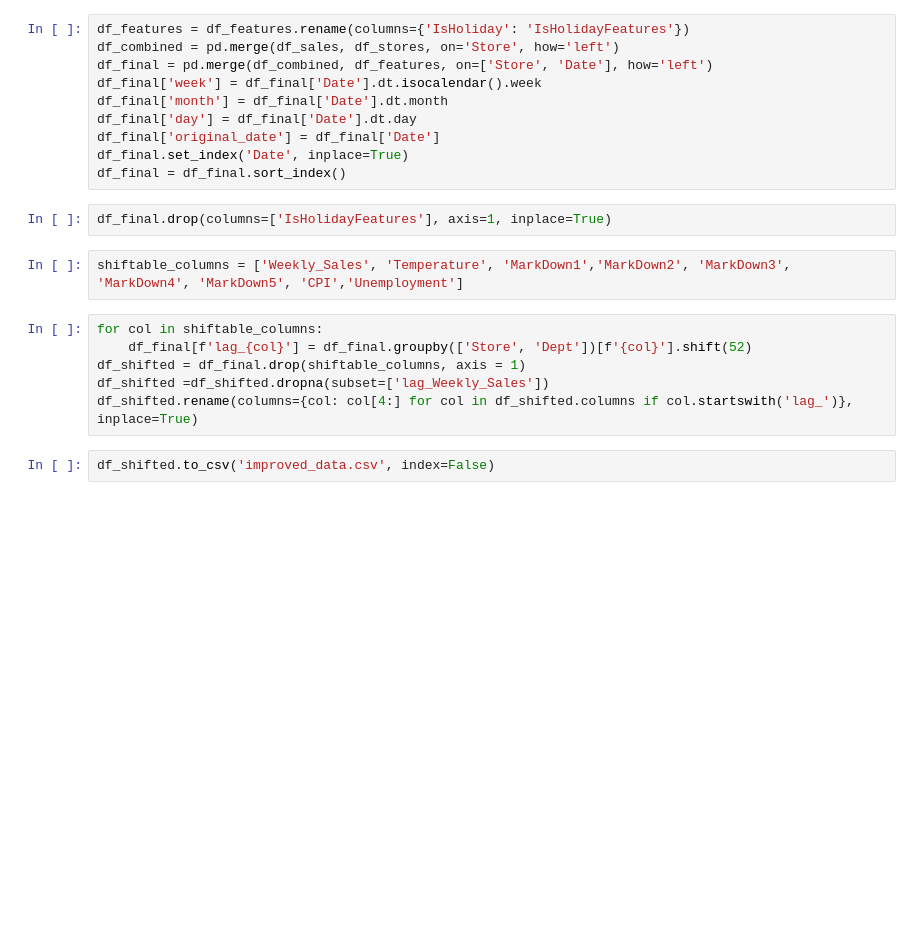
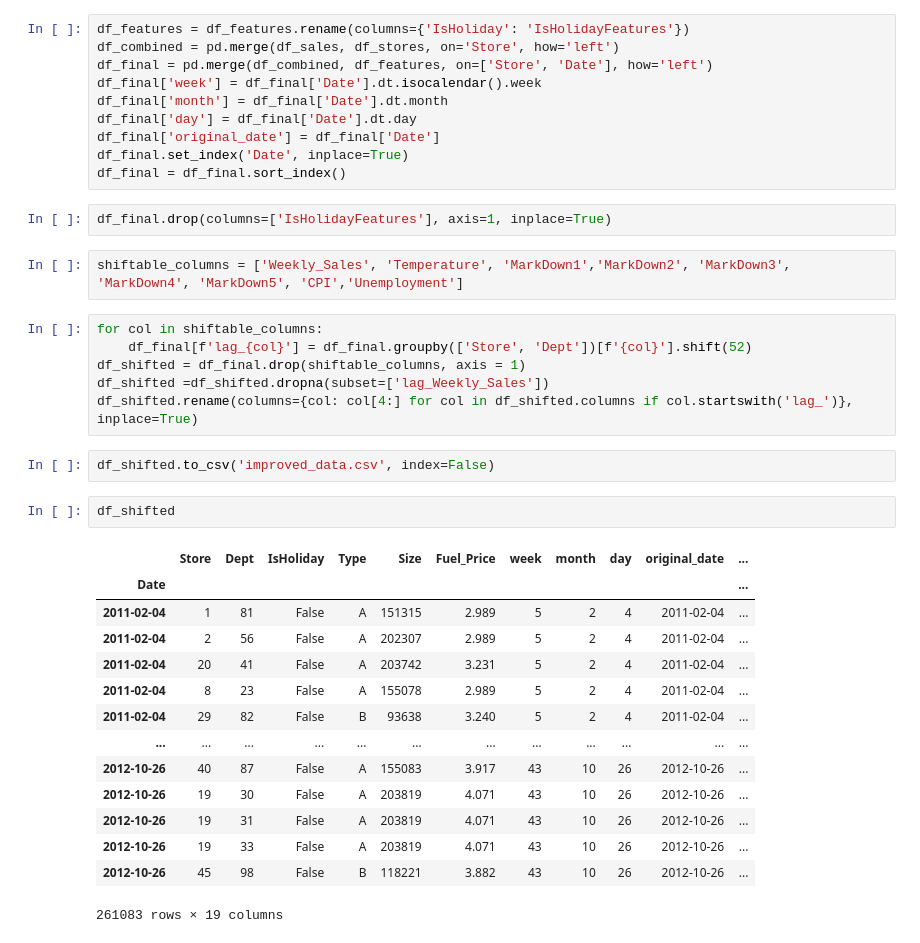
Before and after one commit to jpgianfaldoni/challenge-mle, a Jupyter notebook: notebooks/data_processing.ipynb, the cells around one changed output. Cells and saved outputs as stored; diff of their text form; blank space fills up the shorter version.

```diff
--- a/notebooks/data_processing.ipynb
+++ b/notebooks/data_processing.ipynb
@@ -32,3 +29,20 @@ df_shifted =df_shifted.dropna(subset=['lag_Weekly_Sales'])
 df_shifted.rename(columns={col: col[4:] for col in df_shifted.columns if col.startswith('lag_')}, inplace=True)
 # %%
 df_shifted.to_csv('improved_data.csv', index=False)
+# %%
+df_shifted
+# %% [output]
+|  | Store | Dept | IsHoliday | Type | Size | Fuel_Price | week | month | day | original_date | ... |
+| Date |  |  |  |  |  |  |  |  |  |  | ... |
+| 2011-02-04 | 1 | 81 | False | A | 151315 | 2.989 | 5 | 2 | 4 | 2011-02-04 | ... |
+| 2011-02-04 | 2 | 56 | False | A | 202307 | 2.989 | 5 | 2 | 4 | 2011-02-04 | ... |
+| 2011-02-04 | 20 | 41 | False | A | 203742 | 3.231 | 5 | 2 | 4 | 2011-02-04 | ... |
+| 2011-02-04 | 8 | 23 | False | A | 155078 | 2.989 | 5 | 2 | 4 | 2011-02-04 | ... |
+| 2011-02-04 | 29 | 82 | False | B | 93638 | 3.240 | 5 | 2 | 4 | 2011-02-04 | ... |
+| ... | ... | ... | ... | ... | ... | ... | ... | ... | ... | ... | ... |
+| 2012-10-26 | 40 | 87 | False | A | 155083 | 3.917 | 43 | 10 | 26 | 2012-10-26 | ... |
+| 2012-10-26 | 19 | 30 | False | A | 203819 | 4.071 | 43 | 10 | 26 | 2012-10-26 | ... |
+| 2012-10-26 | 19 | 31 | False | A | 203819 | 4.071 | 43 | 10 | 26 | 2012-10-26 | ... |
+| 2012-10-26 | 19 | 33 | False | A | 203819 | 4.071 | 43 | 10 | 26 | 2012-10-26 | ... |
+| 2012-10-26 | 45 | 98 | False | B | 118221 | 3.882 | 43 | 10 | 26 | 2012-10-26 | ... |
+261083 rows × 19 columns
```
Also changed, not shown: parts of 2 cells of this notebook, 7 other files.
